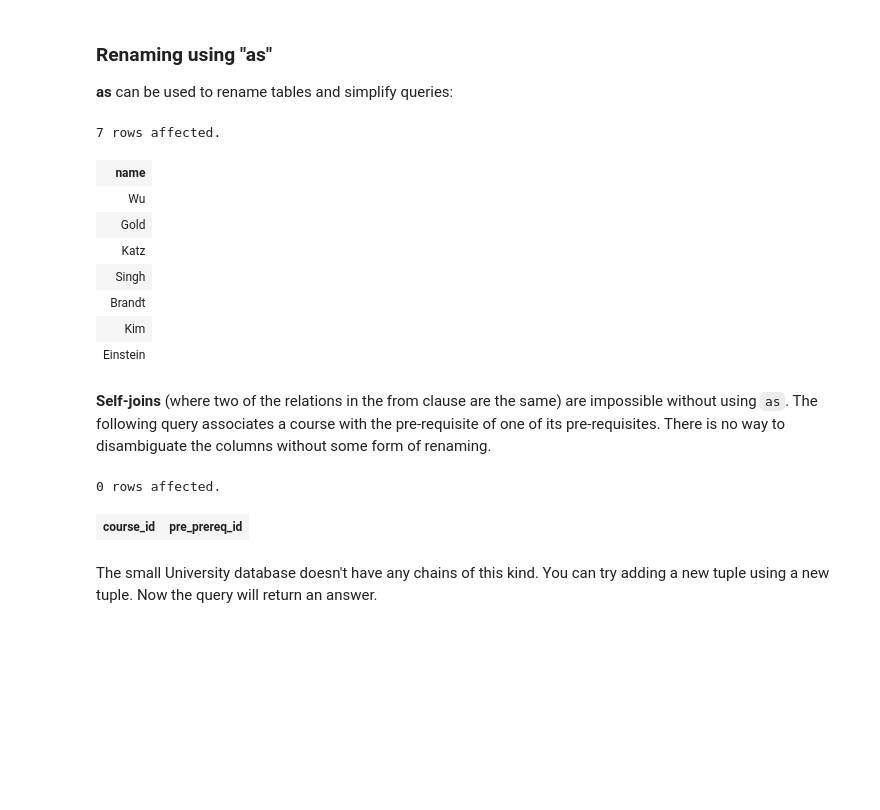
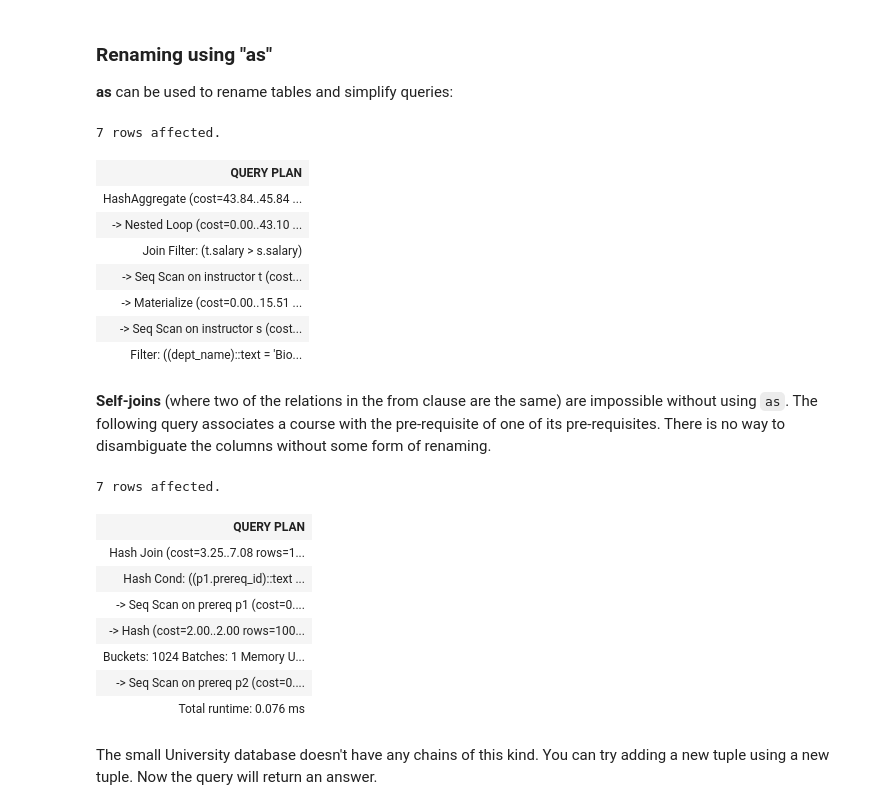
Before and after one commit to abadid/cmsc424-spring2018, a Jupyter notebook: project0/Basics-SQL.ipynb, the cells around one changed output. Saved outputs shown, nothing was run; the diff lists cells and outputs as text; code cells hidden in the pictures; blank space fills up the shorter version.

```diff
--- a/project0/Basics-SQL.ipynb
+++ b/project0/Basics-SQL.ipynb
@@ -218,29 +207,36 @@ from instructor, department;
 **as** can be used to rename tables and simplify queries:
 # %%
 %%sql
-select distinct T.name
+explain select distinct T.name
 from instructor as T, instructor as S
 where T.salary > S.salary and S.dept_name = 'Biology';
 # %% [output]
 7 rows affected.
-| name |
-| Wu |
-| Gold |
-| Katz |
-| Singh |
-| Brandt |
-| Kim |
-| Einstein |
+| QUERY PLAN |
+| HashAggregate (cost=43.84..45.84 ... |
+| -> Nested Loop (cost=0.00..43.10 ... |
+| Join Filter: (t.salary > s.salary) |
+| -> Seq Scan on instructor t (cost... |
+| -> Materialize (cost=0.00..15.51 ... |
+| -> Seq Scan on instructor s (cost... |
+| Filter: ((dept_name)::text = 'Bio... |
 # %% [markdown]
 **Self-joins** (where two of the relations in the from clause are the same) are impossible without using `as`. The following query associates a course with the pre-requisite of one of its pre-requisites. There is no way to disambiguate the columns without some form of renaming.
 # %%
 %%sql
-select p1.course_id, p2.prereq_id as pre_prereq_id
+explain analyze select p1.course_id, p2.prereq_id as pre_prereq_id
 from prereq p1, prereq p2
 where p1.prereq_id = p2.course_id;
 # %% [output]
-0 rows affected.
+7 rows affected.
-| course_id | pre_prereq_id |
+| QUERY PLAN |
+| Hash Join (cost=3.25..7.08 rows=1... |
+| Hash Cond: ((p1.prereq_id)::text ... |
+| -> Seq Scan on prereq p1 (cost=0.... |
+| -> Hash (cost=2.00..2.00 rows=100... |
+| Buckets: 1024 Batches: 1 Memory U... |
+| -> Seq Scan on prereq p2 (cost=0.... |
+| Total runtime: 0.076 ms |
 # %% [markdown]
 The small University database doesn't have any chains of this kind. You can try adding a new tuple using a new tuple. Now the query will return an answer.
 # %%
```
Also changed, not shown: parts of 2 cells of this notebook, 3 other files.
